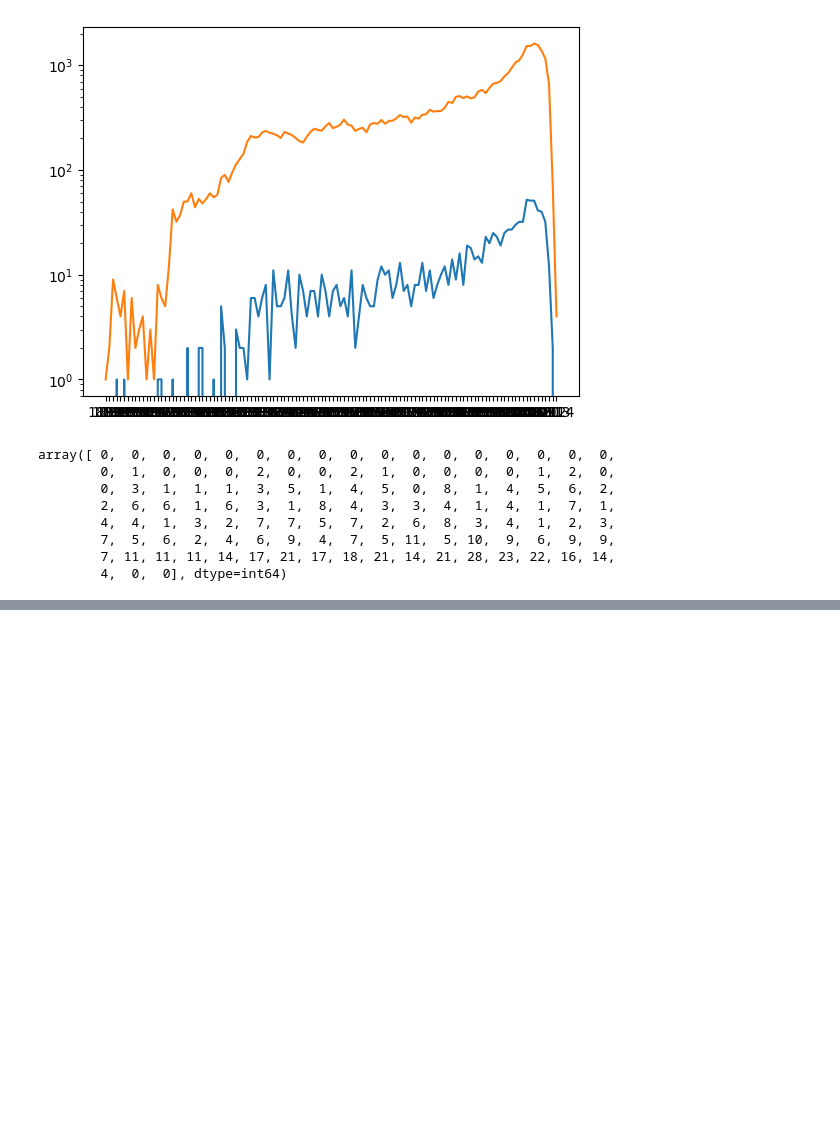
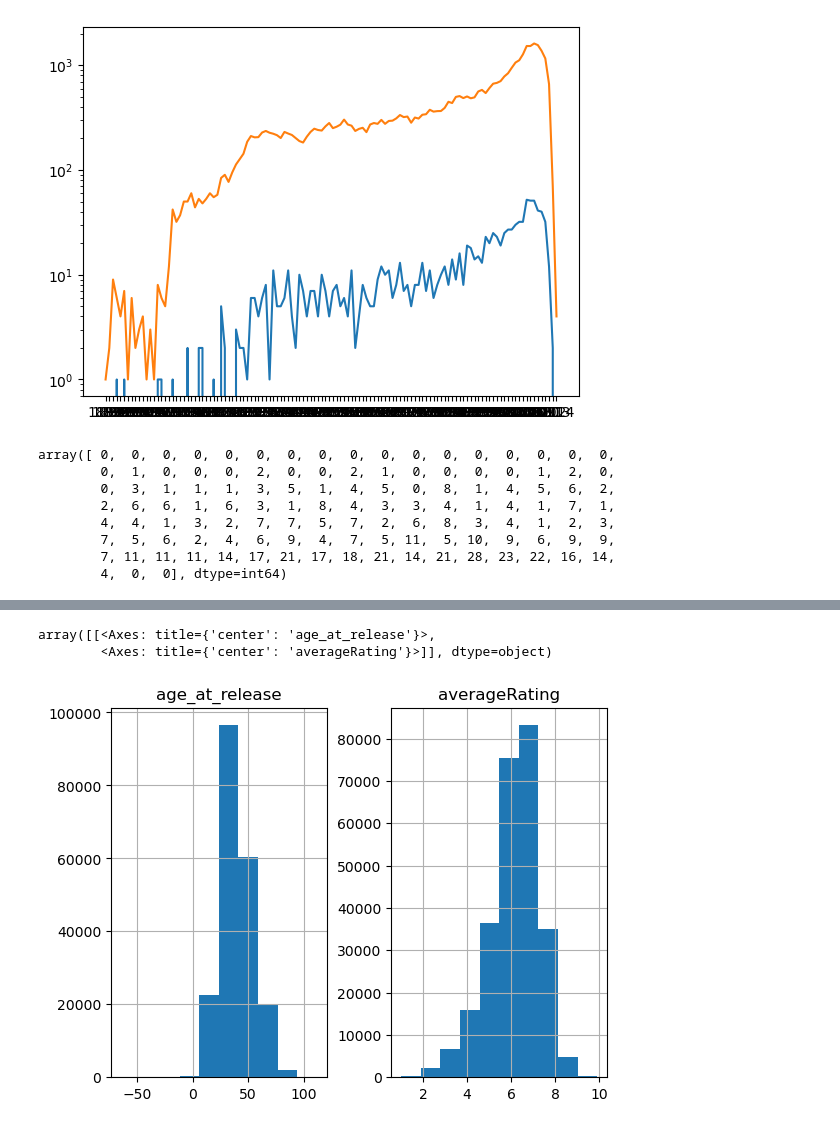
Before and after one commit to epfl-ada/ada-2023-project-thepiratesofthestreet, a Jupyter notebook: tests_geza.ipynb, the cells around one changed output, grey strips where cells are left out. Cells and saved outputs as stored; diff of their text form; code cells hidden in the pictures; blank space fills up the shorter version.

```diff
--- a/tests_geza.ipynb
+++ b/tests_geza.ipynb
@@ -255,0 +506,24 @@ array([ 0,  0,  0,  0,  0,  0,  0,  0,  0,  0,  0,  0,  0,  0,  0,  0,  0,
+# %%
+test_merge.loc[test_merge['birth_year'] > 2023, 'birth_year'] = pd.NA
+# %%
+test_merge.loc[test_merge['birth_year'] < 1800, 'birth_year'] = pd.NA
+# %%
+# Assuming 'Movie_release_year' and 'birth_year' are in string format, you can convert them to integers.
+test_merge['Movie_release_year'] = pd.to_numeric(test_merge['Movie_release_year'])
+
+# Now, calculate 'age_at_release' as the difference between 'Movie_release_year' and 'birth_year'.
+test_merge['age_at_release'] = test_merge['Movie_release_year'] - test_merge['birth_year']
+# %%
+# Define your age group bins and labels
+age_bins = [0, 18, 25, 35, 50, 100]
+age_labels = ['0-17', '18-24', '25-34', '35-49', '50+']
+
+# Use the cut function to create age groups
+test_merge['age_group'] = pd.cut(test_merge['age_at_release'], bins=age_bins, labels=age_labels)
+# %%
+final_df = test_merge[['age_at_release', 'age_group', 'averageRating']]
+final_df.hist()
+# %% [output]
+array([[<Axes: title={'center': 'age_at_release'}>,
+        <Axes: title={'center': 'averageRating'}>]], dtype=object)
+[figure, added]
```
Also changed, not shown: parts of 42 cells of this notebook.
